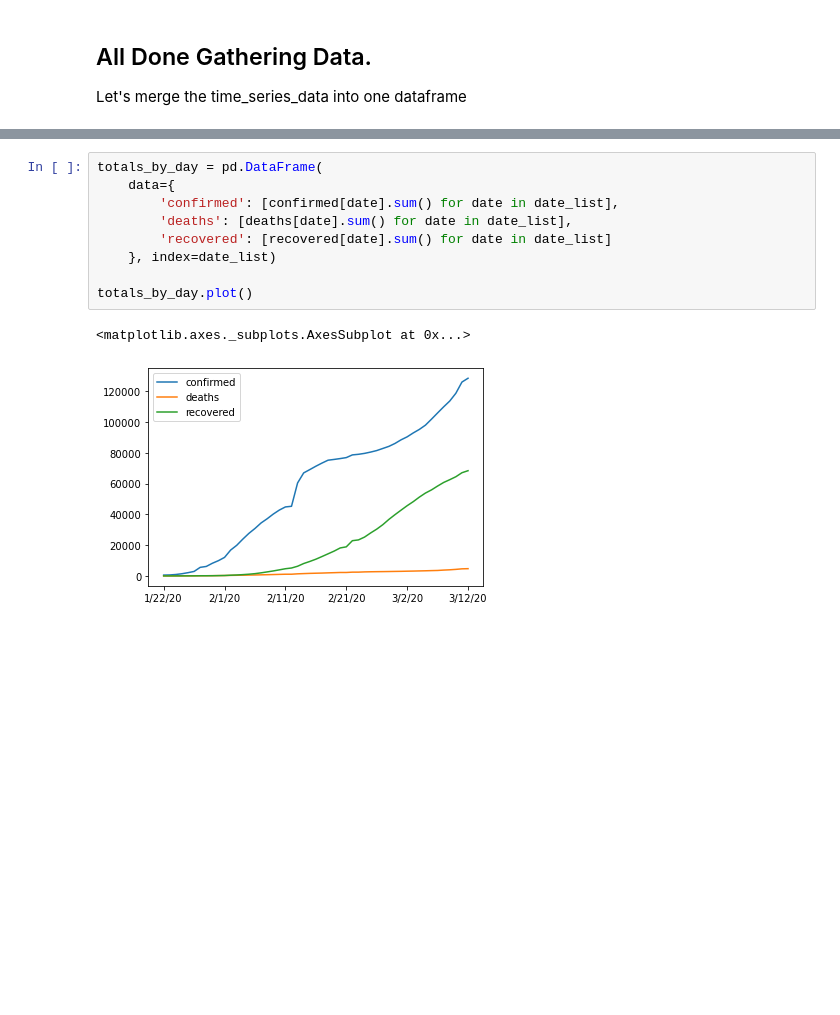
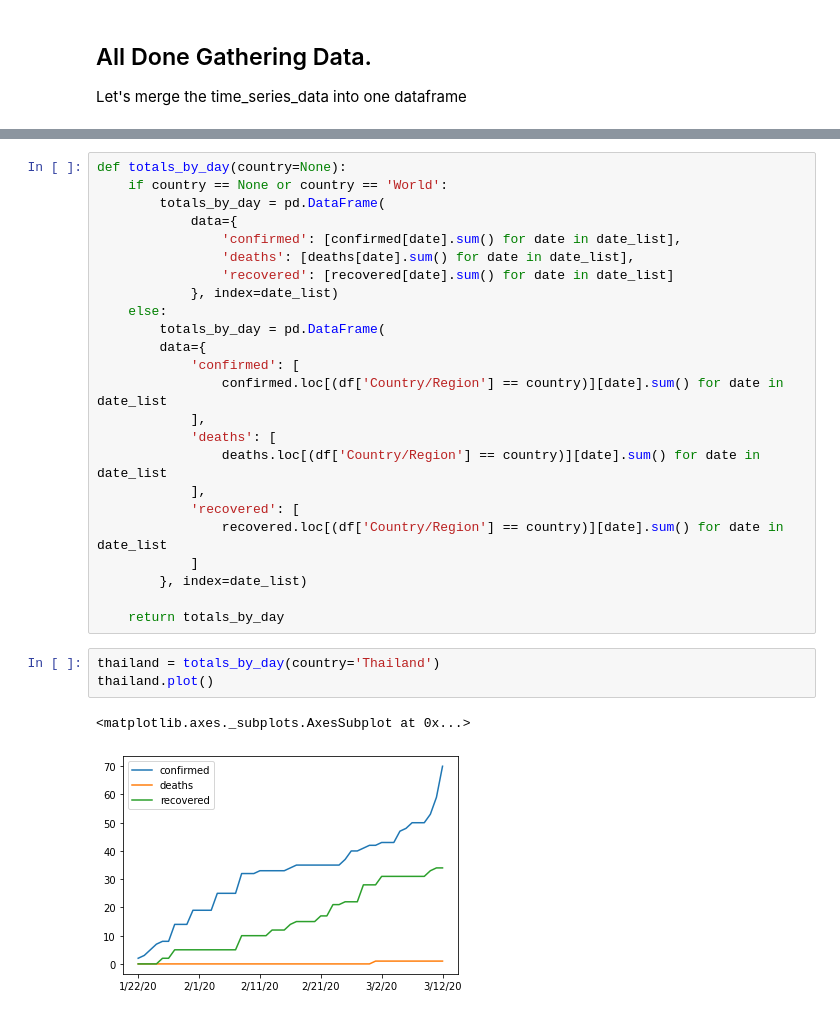
Before and after one commit to ecohydro/covid-19-waves, a Jupyter notebook: COVID-19 Dashboard.ipynb, the cells around one changed output, grey strips where cells are left out. Cells and saved outputs as stored; diff of their text form; blank space fills up the shorter version.

```diff
--- a/COVID-19 Dashboard.ipynb
+++ b/COVID-19 Dashboard.ipynb
@@ -31,12 +62,30 @@ date_list = get_date_list(dates)
 # %%
-totals_by_day = pd.DataFrame(
-    data={
-        'confirmed': [confirmed[date].sum() for date in date_list],
-        'deaths': [deaths[date].sum() for date in date_list],
-        'recovered': [recovered[date].sum() for date in date_list]
-    }, index=date_list)
+def totals_by_day(country=None):
+    if country == None or country == 'World':
+        totals_by_day = pd.DataFrame(
+            data={
+                'confirmed': [confirmed[date].sum() for date in date_list],
+                'deaths': [deaths[date].sum() for date in date_list],
+                'recovered': [recovered[date].sum() for date in date_list]
+            }, index=date_list)
+    else:
+        totals_by_day = pd.DataFrame(
+        data={
+            'confirmed': [
+                confirmed.loc[(df['Country/Region'] == country)][date].sum() for date in date_list
+            ],
+            'deaths': [
+                deaths.loc[(df['Country/Region'] == country)][date].sum() for date in date_list
+            ],
+            'recovered': [
+                recovered.loc[(df['Country/Region'] == country)][date].sum() for date in date_list
+            ]
+        }, index=date_list)
 
-totals_by_day.plot()
+    return totals_by_day
-# %% [output]
-<matplotlib.axes._subplots.AxesSubplot at 0x...>
-[figure, removed]
+# %%
+thailand = totals_by_day(country='Thailand')
+thailand.plot()
+# %% [output]
+<matplotlib.axes._subplots.AxesSubplot at 0x...>
+[figure, added]
```
Also changed, not shown: parts of 8 cells of this notebook, 4 other files.
